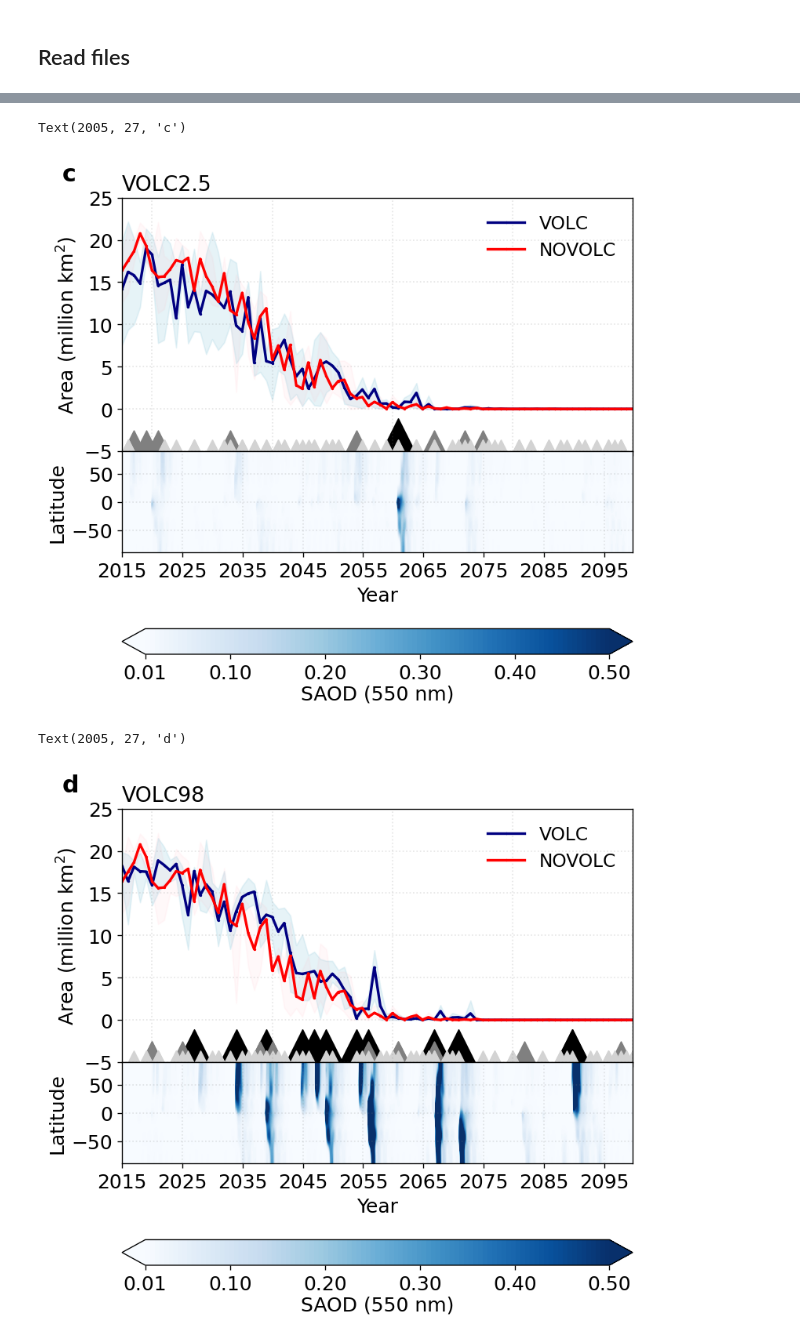
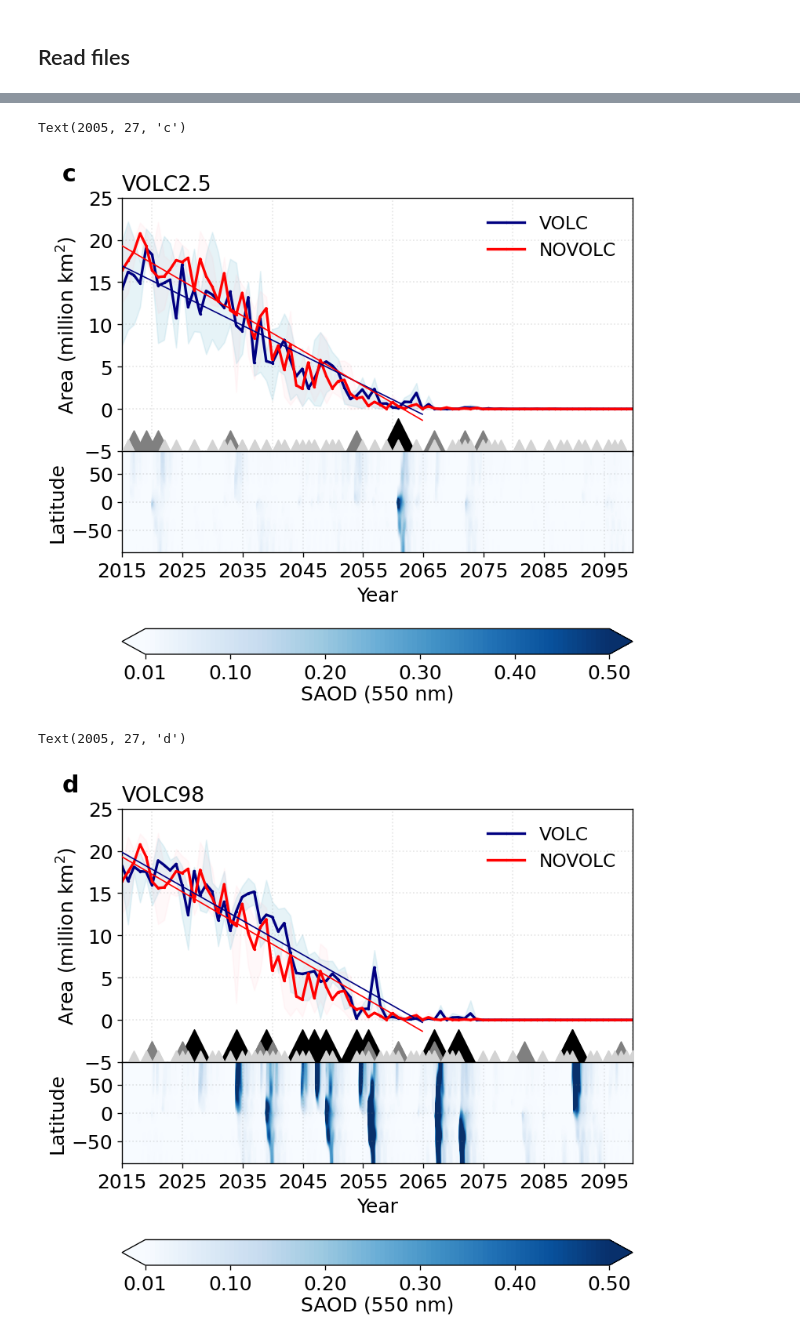
Before and after one commit to maychim/volc_ozone, a Jupyter notebook: Figure9.ipynb, the cells around one changed output, grey strips where cells are left out. Cells and saved outputs as stored; diff of their text form; code cells hidden in the pictures.

```diff
--- a/Figure9.ipynb
+++ b/Figure9.ipynb
@@ -282,22 +341,24 @@ fig.subplots_adjust(wspace=0, hspace=0)
 plot_area_saod(ssp370_run['volc25'].mean(dim='ensemble'),
                ssp370_run['volc25'].max(dim='ensemble'),
                ssp370_run['volc25'].min(dim='ensemble'),
-               df_volc25, de_saod, 'VOLC2.5')
+               volc25_regr, novolc_regr,
+               df_volc25, ssp370_saod['volc25'], 'VOLC2.5')
 
 ax1.text(2005, 27, 'c', weight = 'bold', fontsize = 18)
 # %% [output]
 Text(2005, 27, 'c')
-[figure, old version]
+[figure, new version]
 # %%
 fig, (ax1,ax2) = plt.subplots(2, 1, figsize=(7,7),dpi=120, gridspec_kw={'height_ratios': [1, 1]})
 fig.subplots_adjust(wspace=0, hspace=0)
 
 plot_area_saod(ssp370_run['volc98'].mean(dim='ensemble'),
                ssp370_run['volc98'].max(dim='ensemble'),
                ssp370_run['volc98'].min(dim='ensemble'),
-               df_volc98, df_saod, 'VOLC98')
+               volc98_regr, novolc_regr,
+               df_volc98, ssp370_saod['volc98'], 'VOLC98')
 
 ax1.text(2005, 27, 'd', weight = 'bold', fontsize = 18)
 # %% [output]
 Text(2005, 27, 'd')
-[figure, old version]
+[figure, new version]
```
Also changed, not shown: parts of 6 cells of this notebook.
